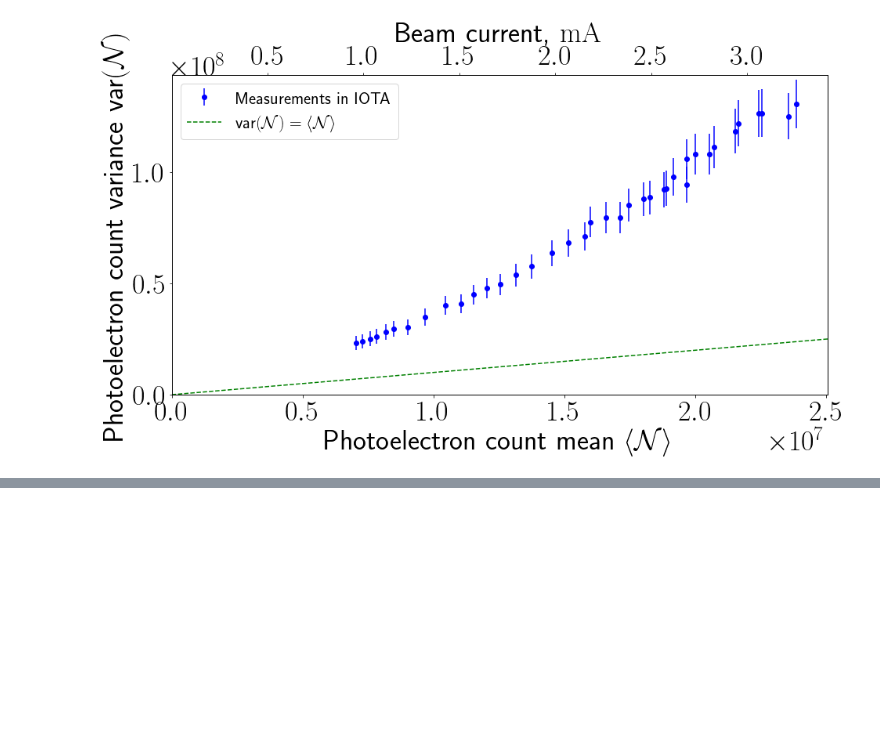
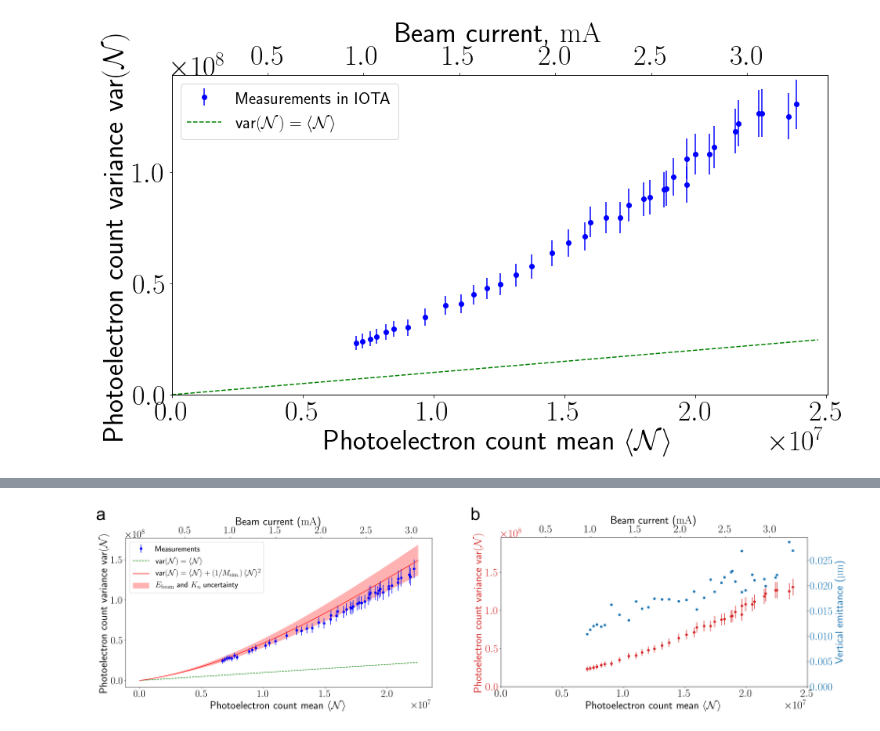
Before and after one commit to IharLobach/fur, a Jupyter notebook: shifts/shift_03_16_2020/flat/plot_flat.ipynb, the cells around one changed output, grey strips where cells are left out. Cells and saved outputs as stored; diff of their text form; code cells hidden in the pictures; blank space fills up the shorter version.

```diff
--- a/shifts/shift_03_16_2020/flat/plot_flat.ipynb
+++ b/shifts/shift_03_16_2020/flat/plot_flat.ipynb
@@ -116,0 +148,12 @@ plt.show()
+# %%
+import figure_arrange_scripts as ff
+hor_separ = 0.05
+v_space = 100
+fontsize = 200
+im_paths = [shift.get_results_dir().fi("round_beam.png"),
+            shift.get_results_dir().fi("size_reconstruction.png")]
+output_path = path_assistant.get_PRL_images_dir().fi("iota_measurements.png")
+# %%
+ff.RowOfFigures(im_paths,output_path,
+                hor_separ,v_space,fontsize,display_inline=1)
+# %% [output]
@@ -116,0 +163 @@ plt.show()
+[figure, added]
```
Also changed, not shown: parts of 15 cells of this notebook, 26 other files.
